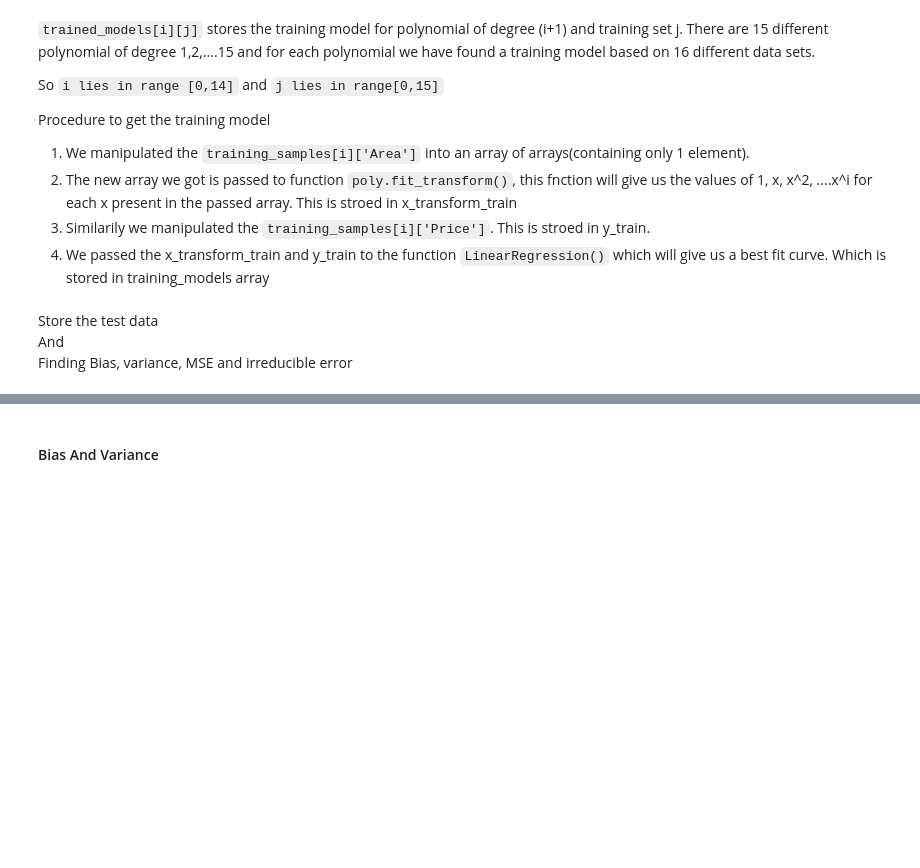
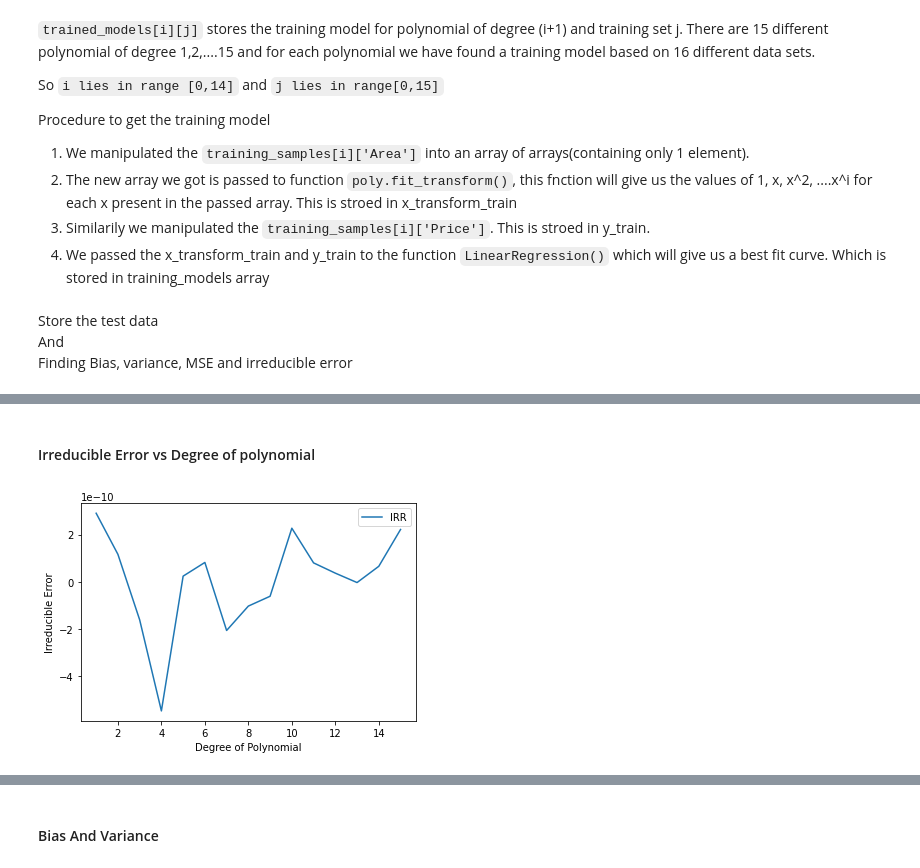
Before and after one commit to KarmanjyotSingh/MDL-1, a Jupyter notebook: notebook.ipynb, the cells around one changed output, grey strips where cells are left out. Cells and saved outputs as stored; diff of their text form; code cells hidden in the pictures; blank space fills up the shorter version.

```diff
--- a/notebook.ipynb
+++ b/notebook.ipynb
@@ -200,3 +187,14 @@ for i in range(1, 16):
+# %% [markdown]
+#### Irreducible Error vs Degree of polynomial
+# %%
+
+plt.plot([i for i in range(1, 16)], irr_err, label='IRR')
+plt.xlabel('Degree of Polynomial')
+plt.ylabel('Irreducible Error')
+plt.legend()
+plt.show()
+# %% [output]
+[figure, added]
 # %%
 
 # Bias
```
Also changed, not shown: parts of 7 cells of this notebook.
